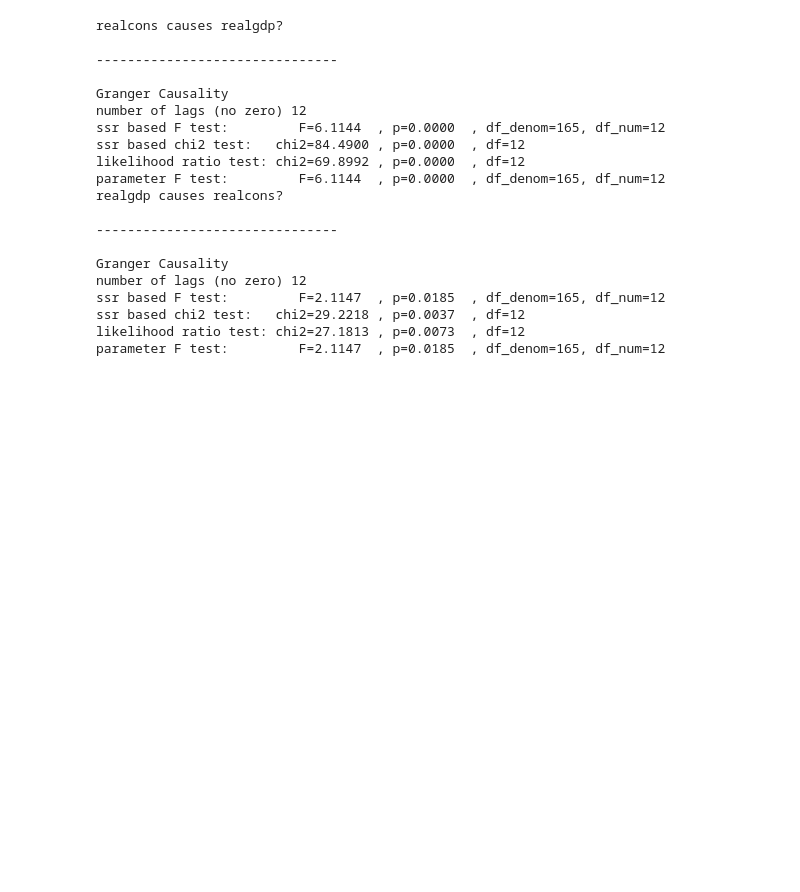
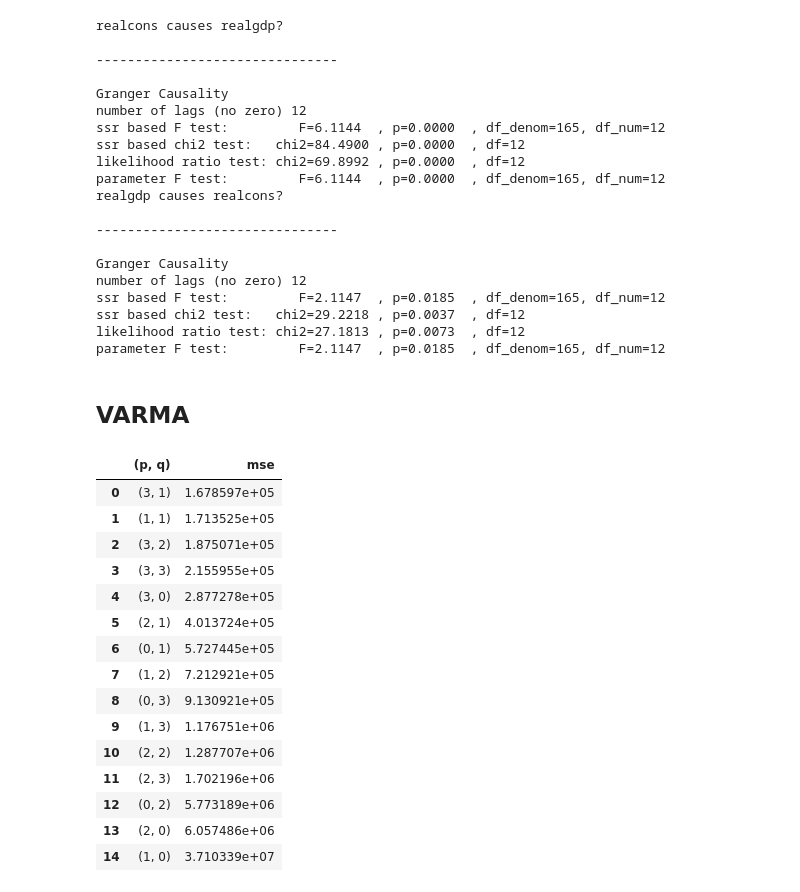
Before and after one commit to thiago2608santana/Analise_Series_Temporais, a Jupyter notebook: VAR.ipynb, the cells around one changed output. Saved outputs shown, nothing was run; the diff lists cells and outputs as text; code cells hidden in the pictures; blank space fills up the shorter version.

```diff
--- a/VAR.ipynb
+++ b/VAR.ipynb
@@ -105,7 +105,7 @@ def optimize_VAR(endog):
 
   result_df = pd.DataFrame(results)
   result_df.columns = ['p', 'mse']
-  result_df.sort_values(by='mse', ascending=True).reset_index(drop=True)
+  result_df.sort_values(by='mse', inplace=True, ascending=True, ignore_index=True)
 
   return result_df
 # %%
@@ -211,3 +211,33 @@ ssr based F test:         F=2.1147  , p=0.0185  , df_denom=165, df_num=12
 ssr based chi2 test:   chi2=29.2218 , p=0.0037  , df=12
 likelihood ratio test: chi2=27.1813 , p=0.0073  , df=12
 parameter F test:         F=2.1147  , p=0.0185  , df_denom=165, df_num=12
+# %% [markdown]
+## VARMA
+# %%
+def optimize_VARMA(endog, parameters_list):
+
+  """
+  Returns a dataframe with parameters (p, q) and corresponding MSE
+
+  endog - the observed variable
+  parameters_list - list of (p, q) tuples
+  """
+
+  results = []
+
+  for param in tqdm_notebook(parameters_list):
+    try:
+      model = VARMAX(endog, order=param).fit(disp=False)
+    except:
+      continue
+
+    mse = model.mse
+
+    results.append([param, mse])
+
+  result_df = pd.DataFrame(results)
+  result_df.columns = ['(p, q)', 'mse']
+
+  result_df.sort_values(by='mse', inplace=True, ascending=True, ignore_index=True)
+
+  return result_df
@@ -213,0 +252,20 @@ parameter F test:         F=2.1147  , p=0.0185  , df_denom=165, df_num=12
+# %%
+result_df_VARMA = optimize_VARMA(endog, parameters_list)
+result_df_VARMA
+# %% [output]
+|  | (p, q) | mse |
+| 0 | (3, 1) | 1.678597e+05 |
+| 1 | (1, 1) | 1.713525e+05 |
+| 2 | (3, 2) | 1.875071e+05 |
+| 3 | (3, 3) | 2.155955e+05 |
+| 4 | (3, 0) | 2.877278e+05 |
+| 5 | (2, 1) | 4.013724e+05 |
+| 6 | (0, 1) | 5.727445e+05 |
+| 7 | (1, 2) | 7.212921e+05 |
+| 8 | (0, 3) | 9.130921e+05 |
+| 9 | (1, 3) | 1.176751e+06 |
+| 10 | (2, 2) | 1.287707e+06 |
+| 11 | (2, 3) | 1.702196e+06 |
+| 12 | (0, 2) | 5.773189e+06 |
+| 13 | (2, 0) | 6.057486e+06 |
+| 14 | (1, 0) | 3.710339e+07 |
```
Also changed, not shown: parts of 5 cells of this notebook.
